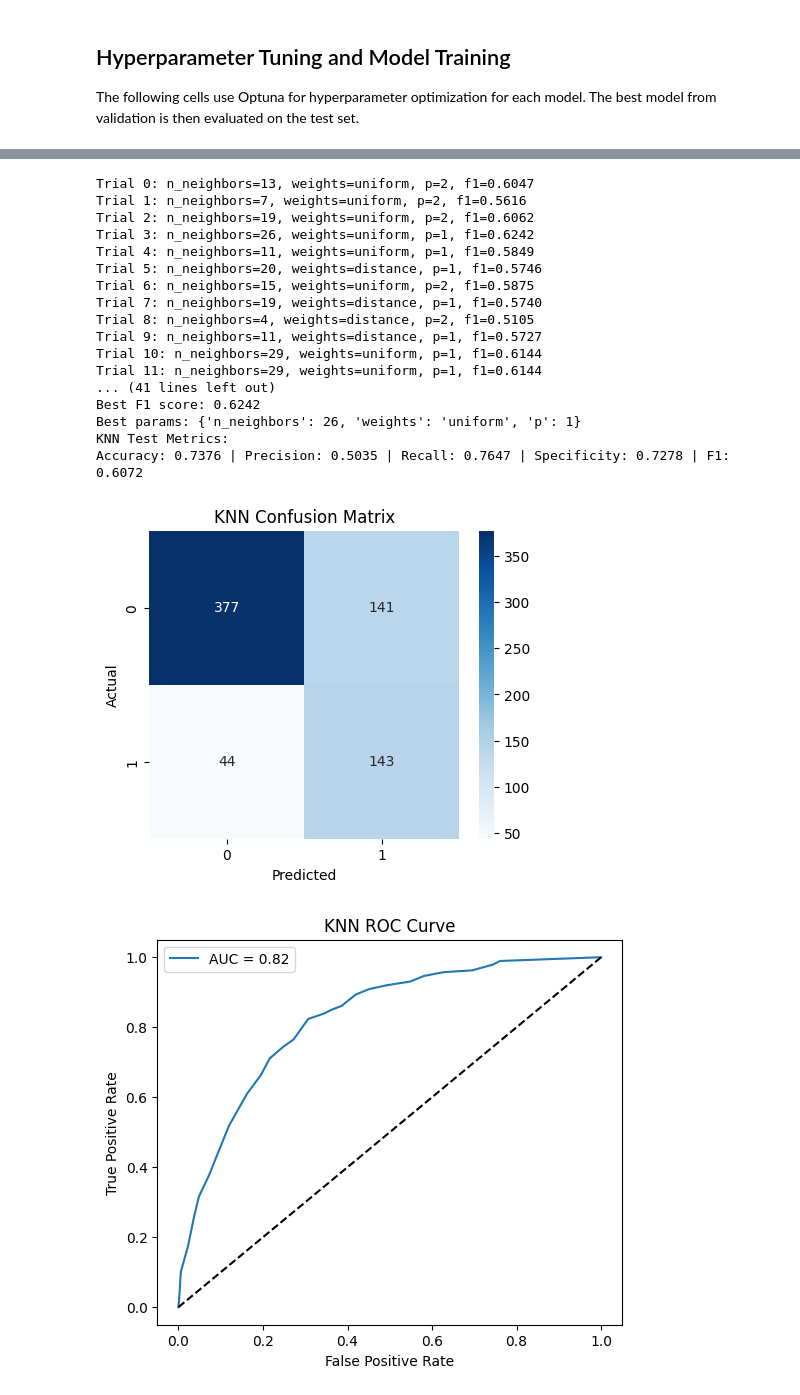
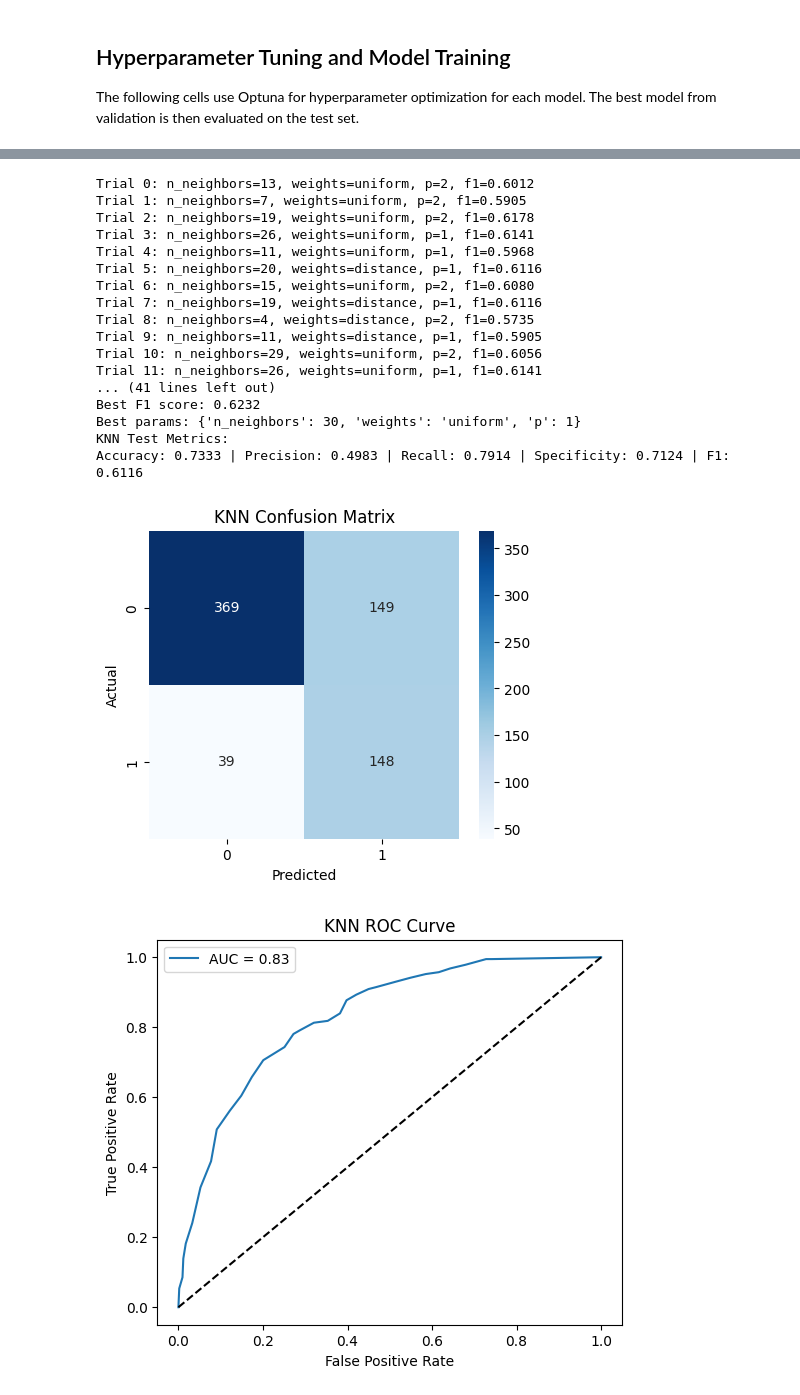
Before and after one commit to shreyaslshah/ecs221, a Jupyter notebook: models-oversampling.ipynb, the cells around one changed output, grey strips where cells are left out. Cells and saved outputs as stored; diff of their text form; code cells hidden in the pictures.

```diff
--- a/models-oversampling.ipynb
+++ b/models-oversampling.ipynb
@@ -75,18 +75,14 @@ Requirement already satisfied: MarkupSafe>=0.9.2 in ./.venv/lib/python3.9/site-p
 Note: you may need to restart the kernel to use updated packages.
 # %%
 # Load dataset and select top 14 features
-features = [
-    'RiskScore', 'MonthlyCharges', 'AvgChargesPerMonth', 'ContractRisk', 'Contract',
-    'TotalServices', 'TotalCharges', 'EstimatedCLV', 'HasFamily', 'tenure',
-    'Partner', 'HighValueCustomer', 'PaymentRisk', 'Dependents'
-]
+features = ['RiskScore', 'MonthlyCharges', 'EstimatedCLV', 'tenure', 'ContractRisk', 'PaymentRisk', 'PhoneService', 'AvgChargesPerMonth', 'TechSupport', 'OnlineSecurity', 'TotalCharges', 'PaperlessBilling', 'PaymentMethod', 'SeniorCitizen']
 df = pd.read_csv('final_telco_engineered.csv')
 X = df[features]
 # Assuming target column is 'Churn' (update if different)
 y = df['Churn']
 # %%
 # Identify categorical and numerical columns for preprocessing
-categorical_cols = ['Contract', 'HasFamily', 'Partner', 'HighValueCustomer', 'Dependents']
+categorical_cols = ['SeniorCitizen', 'PhoneService', 'TechSupport', 'OnlineSecurity', 'PaperlessBilling', 'PaymentMethod']
 numerical_cols = [col for col in features if col not in categorical_cols]
 
 # Preprocessing pipeline
@@ -947,15 +942,25 @@ AvgChargesPerMonth 16822.538259
 # %%
-# KNN
+# KNN with label-encoded targets to avoid string/int issues during fitting and scoring
 from sklearn.neighbors import KNeighborsClassifier
+from sklearn.preprocessing import LabelEncoder
+import numpy as np
+
+# Encode target labels once for KNN
+le_knn = LabelEncoder()
+y_train_enc_knn = le_knn.fit_transform(y_train)
+y_val_enc_knn = le_knn.transform(y_val)
+y_test_enc_knn = le_knn.transform(y_test)
+yes_label_knn = le_knn.transform(['Yes'])[0]
+
 
 def objective_knn(trial):
     n_neighbors = trial.suggest_int('n_neighbors', 3, 30)
     weights = trial.suggest_categorical('weights', ['uniform', 'distance'])
     p = trial.suggest_int('p', 1, 2)
     clf = KNeighborsClassifier(n_neighbors=n_neighbors, weights=weights, p=p)
-    clf.fit(X_train_proc, y_train)
+    clf.fit(X_train_proc, y_train_enc_knn)
     y_pred = clf.predict(X_val_proc)
-    score = f1_score(y_val, y_pred, pos_label='Yes', zero_division=0)
+    score = f1_score(y_val_enc_knn, y_pred, pos_label=yes_label_knn, zero_division=0)
     print(f'Trial {trial.number}: n_neighbors={n_neighbors}, weights={weights}, p={p}, f1={score:.4f}')
     return score
 
@@ -966,54 +971,58 @@ print('\n=== KNN Best Hyperparameters ===')
 print(f'Best trial: {study_knn.best_trial.number}')
 print(f'Best F1 score: {study_knn.best_value:.4f}')
 print(f'Best params: {study_knn.best_params}')
 
 best_params_knn = study_knn.best_params
 best_knn = KNeighborsClassifier(**best_params_knn)
-best_knn.fit(X_train_proc, y_train)
-y_test_pred_knn = best_knn.predict(X_test_proc)
-# KNN does not have predict_proba for binary classification with non-probabilistic outputs, so use decision_function or fallback
+best_knn.fit(X_train_proc, y_train_enc_knn)
+y_test_pred_knn_enc = best_knn.predict(X_test_proc)
+y_test_pred_knn = le_knn.inverse_transform(y_test_pred_knn_enc)
+
+# Probabilities: pick the column corresponding to the encoded 'Yes' class if available
 try:
-    y_test_proba_knn = best_knn.predict_proba(X_test_proc)[:, 1]
-except AttributeError:
+    yes_idx = int(np.where(best_knn.classes_ == yes_label_knn)[0][0])
+    y_test_proba_knn = best_knn.predict_proba(X_test_proc)[:, yes_idx]
+except Exception:
     y_test_proba_knn = (y_test_pred_knn == 'Yes').astype(int)
 
 print('KNN Test Metrics:')
 print_metrics(y_test, y_test_pred_knn, pos_label='Yes')
 
 cm = confusion_matrix(y_test, y_test_pred_knn)
 plt.figure(figsize=(5,4))
 sns.heatmap(cm, annot=True, fmt='d', cmap='Blues')
 plt.title('KNN Confusion Matrix')
 plt.xlabel('Predicted')
 plt.ylabel('Actual')
 plt.show()
-fpr, tpr, _ = roc_curve(y_test, y_test_proba_knn, pos_label='Yes')
-auc = roc_auc_score(y_test, y_test_proba_knn)
+
+fpr, tpr, _ = roc_curve(y_test_enc_knn, y_test_proba_knn, pos_label=yes_label_knn)
+auc = roc_auc_score(y_test_enc_knn, y_test_proba_knn)
 plt.figure(figsize=(6,5))
 plt.plot(fpr, tpr, label=f'AUC = {auc:.2f}')
 plt.plot([0,1], [0,1], 'k--')
 plt.xlabel('False Positive Rate')
 plt.ylabel('True Positive Rate')
 plt.title('KNN ROC Curve')
 plt.legend()
 plt.show()
 # %% [output]
-Trial 0: n_neighbors=13, weights=uniform, p=2, f1=0.6047
-Trial 1: n_neighbors=7, weights=uniform, p=2, f1=0.5616
-Trial 2: n_neighbors=19, weights=uniform, p=2, f1=0.6062
-Trial 3: n_neighbors=26, weights=uniform, p=1, f1=0.6242
-Trial 4: n_neighbors=11, weights=uniform, p=1, f1=0.5849
-Trial 5: n_neighbors=20, weights=distance, p=1, f1=0.5746
-Trial 6: n_neighbors=15, weights=uniform, p=2, f1=0.5875
-Trial 7: n_neighbors=19, weights=distance, p=1, f1=0.5740
-Trial 8: n_neighbors=4, weights=distance, p=2, f1=0.5105
-Trial 9: n_neighbors=11, weights=distance, p=1, f1=0.5727
-Trial 10: n_neighbors=29, weights=uniform, p=1, f1=0.6144
-Trial 11: n_neighbors=29, weights=uniform, p=1, f1=0.6144
+Trial 0: n_neighbors=13, weights=uniform, p=2, f1=0.6012
+Trial 1: n_neighbors=7, weights=uniform, p=2, f1=0.5905
+Trial 2: n_neighbors=19, weights=uniform, p=2, f1=0.6178
+Trial 3: n_neighbors=26, weights=uniform, p=1, f1=0.6141
+Trial 4: n_neighbors=11, weights=uniform, p=1, f1=0.5968
+Trial 5: n_neighbors=20, weights=distance, p=1, f1=0.6116
+Trial 6: n_neighbors=15, weights=uniform, p=2, f1=0.6080
+Trial 7: n_neighbors=19, weights=distance, p=1, f1=0.6116
+Trial 8: n_neighbors=4, weights=distance, p=2, f1=0.5735
+Trial 9: n_neighbors=11, weights=distance, p=1, f1=0.5905
+Trial 10: n_neighbors=29, weights=uniform, p=2, f1=0.6056
+Trial 11: n_neighbors=26, weights=uniform, p=1, f1=0.6141
 ... (41 lines left out)
-Best F1 score: 0.6242
-Best params: {'n_neighbors': 26, 'weights': 'uniform', 'p': 1}
+Best F1 score: 0.6232
+Best params: {'n_neighbors': 30, 'weights': 'uniform', 'p': 1}
 KNN Test Metrics:
-Accuracy: 0.7376 | Precision: 0.5035 | Recall: 0.7647 | Specificity: 0.7278 | F1: 0.6072
+Accuracy: 0.7333 | Precision: 0.4983 | Recall: 0.7914 | Specificity: 0.7124 | F1: 0.6116
-[figure, old version]
+[figure, new version]
-[figure, old version]
+[figure, new version]
```
Also changed, not shown: parts of 12 cells of this notebook, 8 other files.
